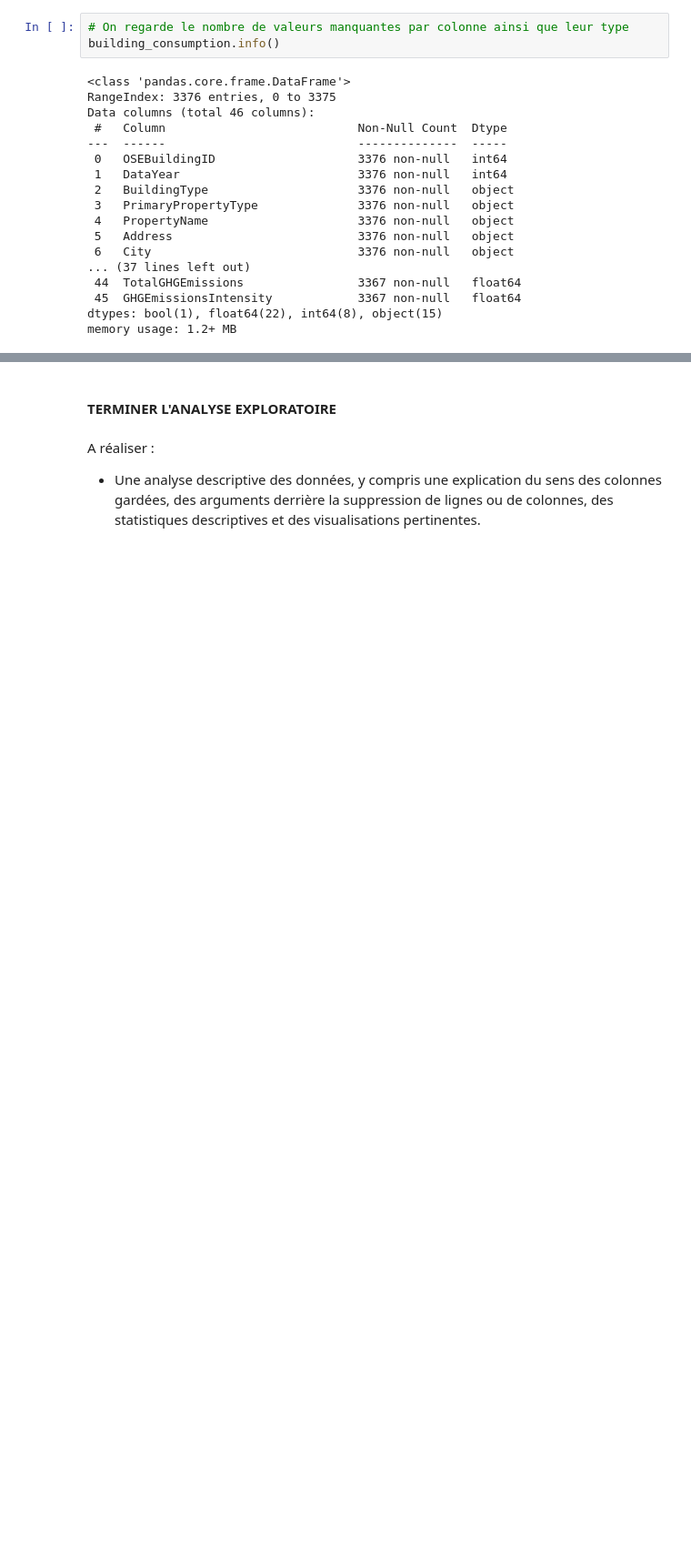
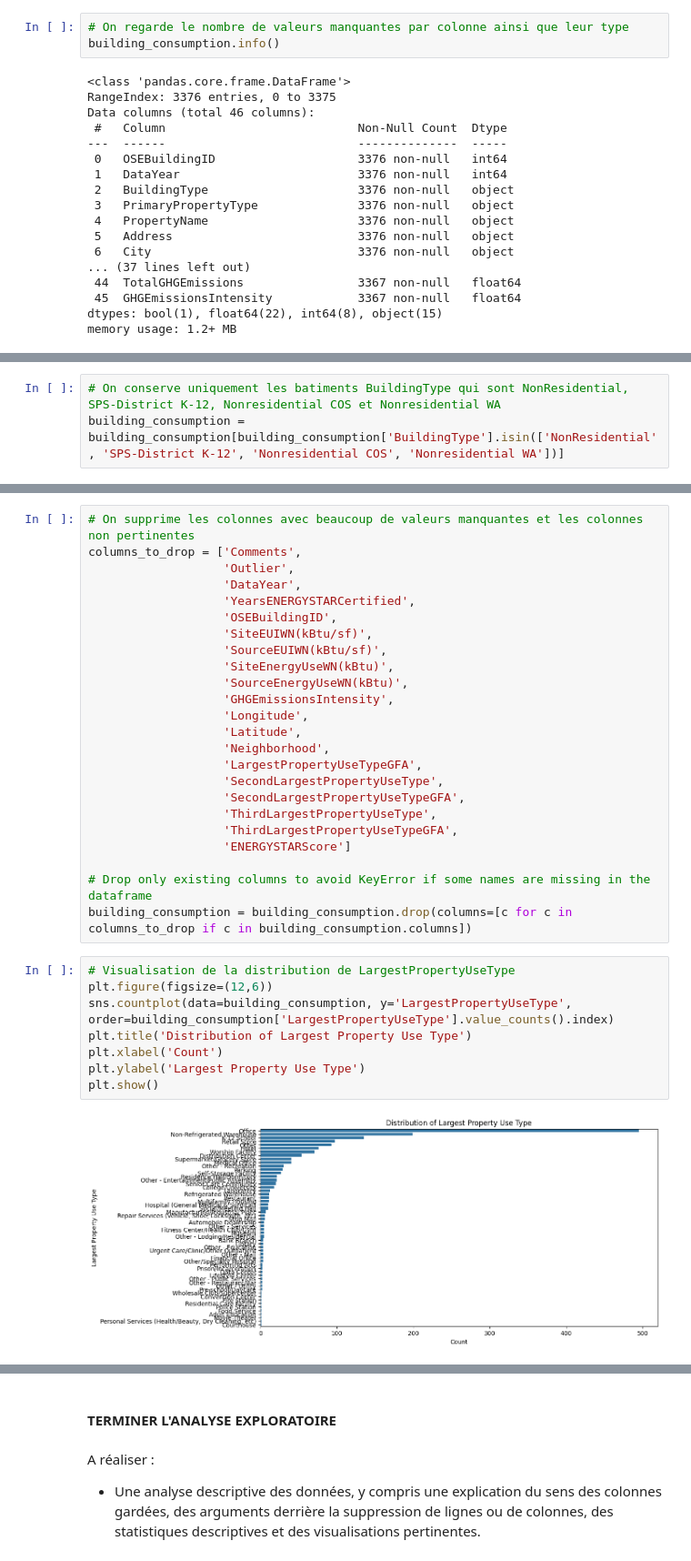
Before and after one commit to Tarek-D/P6, a Jupyter notebook: notebooks/modelistation_supervisee.ipynb, the cells around one changed output, grey strips where cells are left out. Shown: that part at 91% size. Cells and saved outputs as stored; diff of their text form; blank space fills up the shorter version.

```diff
--- a/notebooks/modelistation_supervisee.ipynb
+++ b/notebooks/modelistation_supervisee.ipynb
@@ -44,0 +59,3 @@ memory usage: 1.2+ MB
+# %%
+# On conserve uniquement les batiments BuildingType qui sont NonResidential, SPS-District K-12, Nonresidential COS et Nonresidential WA
+building_consumption = building_consumption[building_consumption['BuildingType'].isin(['NonResidential', 'SPS-District K-12', 'Nonresidential COS', 'Nonresidential WA'])]
@@ -44,0 +121,34 @@ memory usage: 1.2+ MB
+# %%
+# On supprime les colonnes avec beaucoup de valeurs manquantes et les colonnes non pertinentes
+columns_to_drop = ['Comments',
+                   'Outlier',
+                   'DataYear',
+                   'YearsENERGYSTARCertified',
+                   'OSEBuildingID',
+                   'SiteEUIWN(kBtu/sf)',
+                   'SourceEUIWN(kBtu/sf)',
+                   'SiteEnergyUseWN(kBtu)',
+                   'SourceEnergyUseWN(kBtu)',
+                   'GHGEmissionsIntensity',
+                   'Longitude',
+                   'Latitude',
+                   'Neighborhood',
+                   'LargestPropertyUseTypeGFA',
+                   'SecondLargestPropertyUseType',
+                   'SecondLargestPropertyUseTypeGFA',
+                   'ThirdLargestPropertyUseType',
+                   'ThirdLargestPropertyUseTypeGFA',
+                   'ENERGYSTARScore']
+
+# Drop only existing columns to avoid KeyError if some names are missing in the dataframe
+building_consumption = building_consumption.drop(columns=[c for c in columns_to_drop if c in building_consumption.columns])
+# %%
+# Visualisation de la distribution de LargestPropertyUseType
+plt.figure(figsize=(12,6))
+sns.countplot(data=building_consumption, y='LargestPropertyUseType', order=building_consumption['LargestPropertyUseType'].value_counts().index)
+plt.title('Distribution of Largest Property Use Type')
+plt.xlabel('Count')
+plt.ylabel('Largest Property Use Type')
+plt.show()
+# %% [output]
+[figure, added]
```
Also changed, not shown: parts of 16 cells of this notebook.
